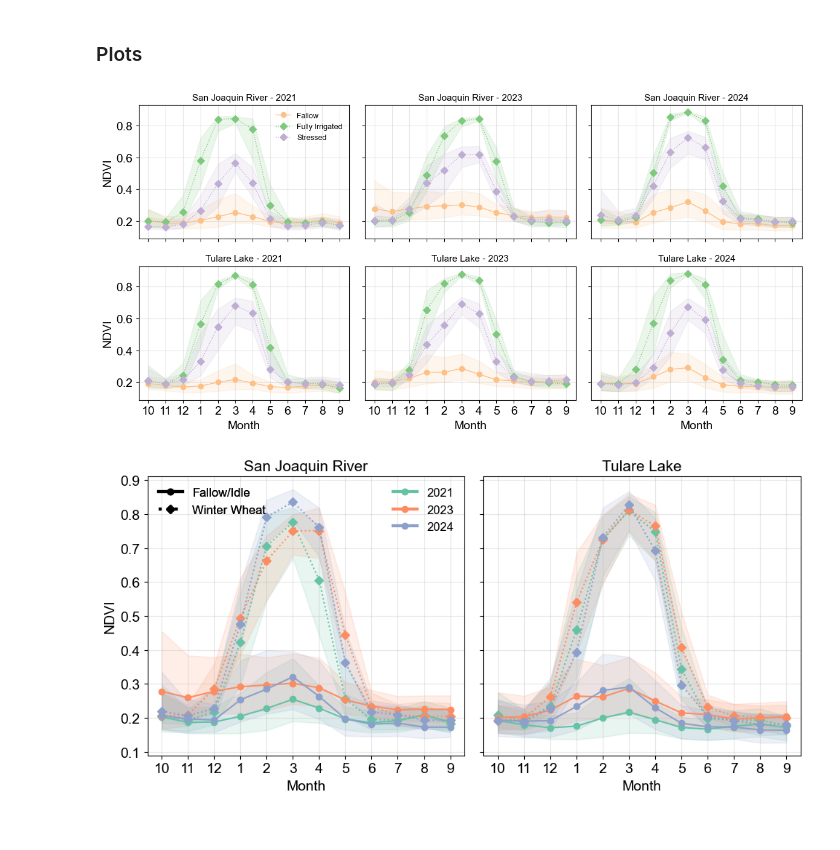
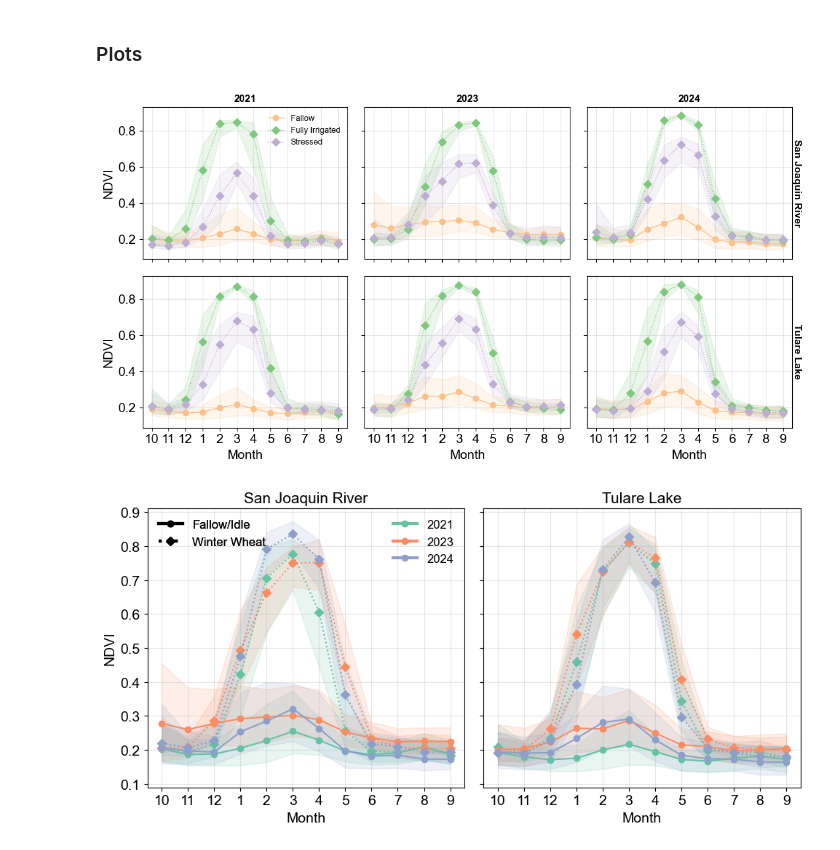
Before and after one commit to watrs-csumb/winter_crops_fallow, a Jupyter notebook: ppic_fallow_ww.ipynb, the cells around one changed output. Cells and saved outputs as stored; diff of their text form; code cells hidden in the pictures.

```diff
--- a/ppic_fallow_ww.ipynb
+++ b/ppic_fallow_ww.ipynb
@@ -540,37 +540,44 @@ for col, year in enumerate(years):
         # --- Winter Wheat: plot by ppic_category (exclude Fallow) ---
         ww_subset = subset[subset['crop_name'] == 'Winter Wheat']
         for ppic_cat in ['Fully Irrigated', 'Stressed']:
             ppic_ww = ww_subset[ww_subset['ppic_cat'] == ppic_cat]
 
             ndvi_ww_pivot = ppic_ww.pivot_table(
                 index='field_id', columns='month', values='landsat_ndvi', aggfunc='median'
             ).reindex(columns=ordered_months, fill_value=np.nan)
 
             ndvi_ww_median = ndvi_ww_pivot.median(axis=0)
             ndvi_ww_p25 = ndvi_ww_pivot.quantile(0.25, axis=0)
             ndvi_ww_p75 = ndvi_ww_pivot.quantile(0.75, axis=0)
 
             color = ppic_palette[ppic_cat]
             ax.plot(ordered_months, ndvi_ww_median, label=f'{ppic_cat}',
                     linestyle=line_styles['Winter Wheat'], marker='D',
                     color=color, linewidth=1)
             ax.fill_between(ordered_months, ndvi_ww_p25, ndvi_ww_p75,
                             color=color, alpha=0.15)
 
-        ax.set_title(f'{region_name} - {year}', fontsize=11)
+        # Year label only at top row
+        if row == 0:
+            ax.set_title(f'{year}', fontsize=11, fontweight='bold')
+
+        # Region name on the right side
+        if col == len(years) - 1:
+            ax.text(1, 0.5, region_name, va='center', ha='left',
+                    fontsize=11, transform=ax.transAxes, fontweight='bold', rotation=-90)
+
         if row == 1:
             ax.set_xlabel('Month')
         if col == 0:
             ax.set_ylabel('NDVI')
         ax.grid(True, alpha=0.3)
         if row == 0 and col == 0:
             ax.legend(loc='best', frameon=False, fontsize=9)
 
-# fig.supxlabel('Month', fontsize=12)
-plt.tight_layout()
+plt.tight_layout(rect=[0, 0, 0.92, 1])
 plt.show()
 # %% [output]
-[figure, old version]
+[figure, new version]
 # %%
 years = [2021, 2023, 2024]
 
```
